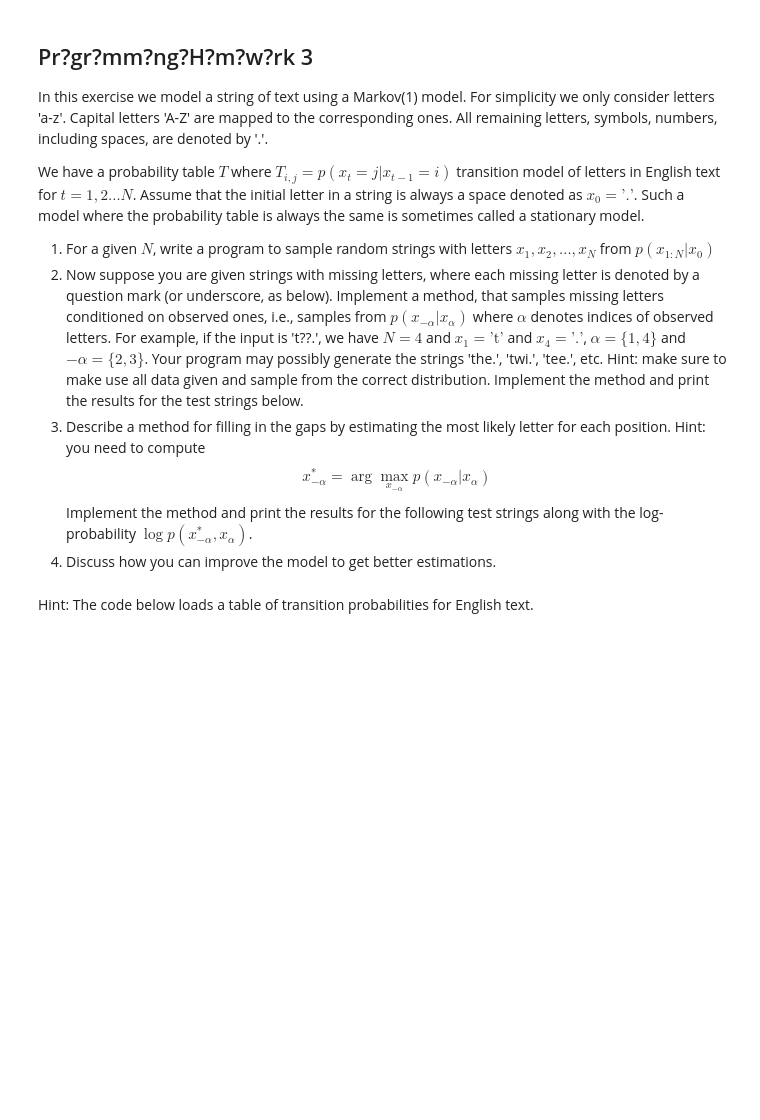
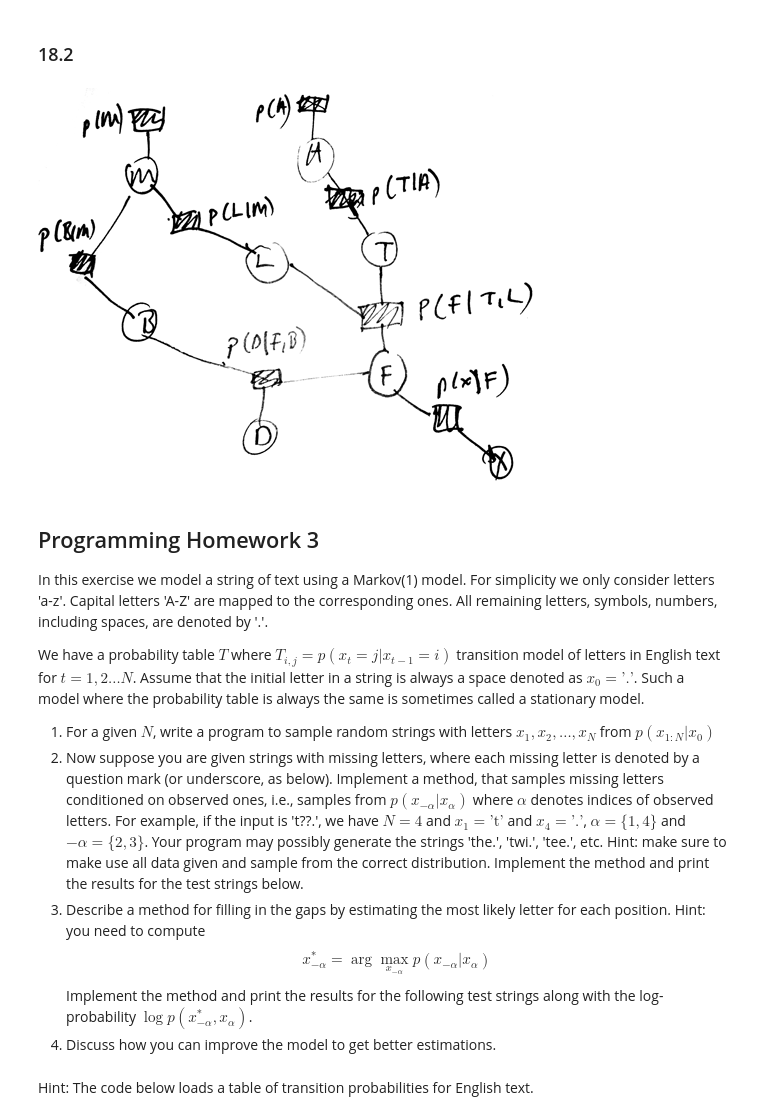
Before and after one commit to CMPE547-Spring-2017-Bogazici/hw3, a Jupyter notebook: Markov Chain of Letters.ipynb, the cells around one changed output. Cells and saved outputs as stored; diff of their text form; code cells hidden in the pictures; blank space fills up the shorter version.

```diff
--- a/Markov Chain of Letters.ipynb
+++ b/Markov Chain of Letters.ipynb
@@ -8,5 +48,11 @@ I hereby declare that I observed the honour code of the university when preparin
+# %% [markdown]
+### 18.2
+# %%
+Image("182.png")
+# %% [output]
+[figure, added]
 # %% [markdown]
-## Pr?gr?mm?ng?H?m?w?rk 3
+## Programming Homework 3
 
 In this exercise we model a string of text using a Markov(1) model. For simplicity we only consider letters 'a-z'. Capital letters 'A-Z' are mapped to the corresponding ones. All remaining letters, symbols, numbers, including spaces, are denoted by '.'.
 
```
Also changed, not shown: parts of 14 cells of this notebook, 4 other files.
